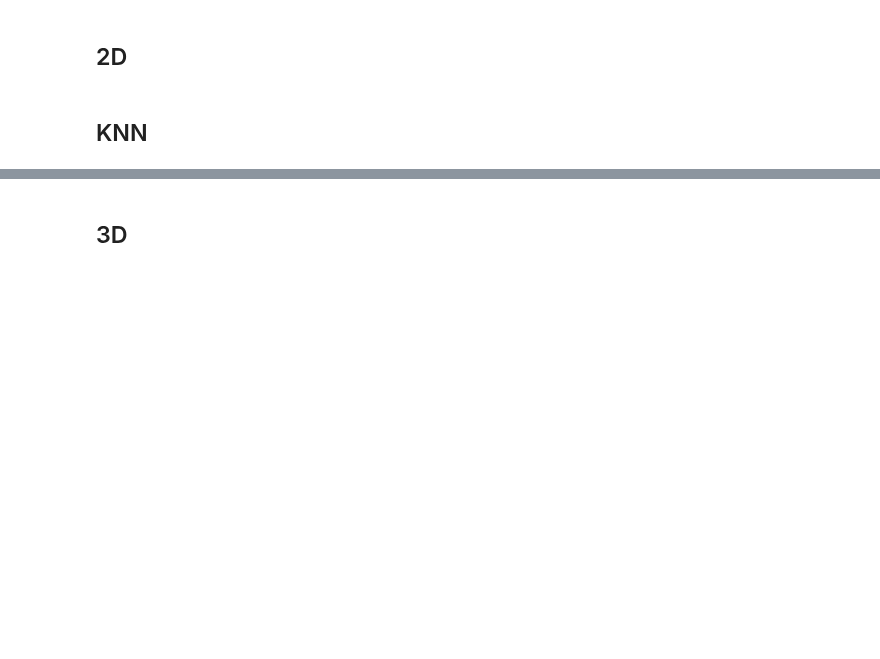
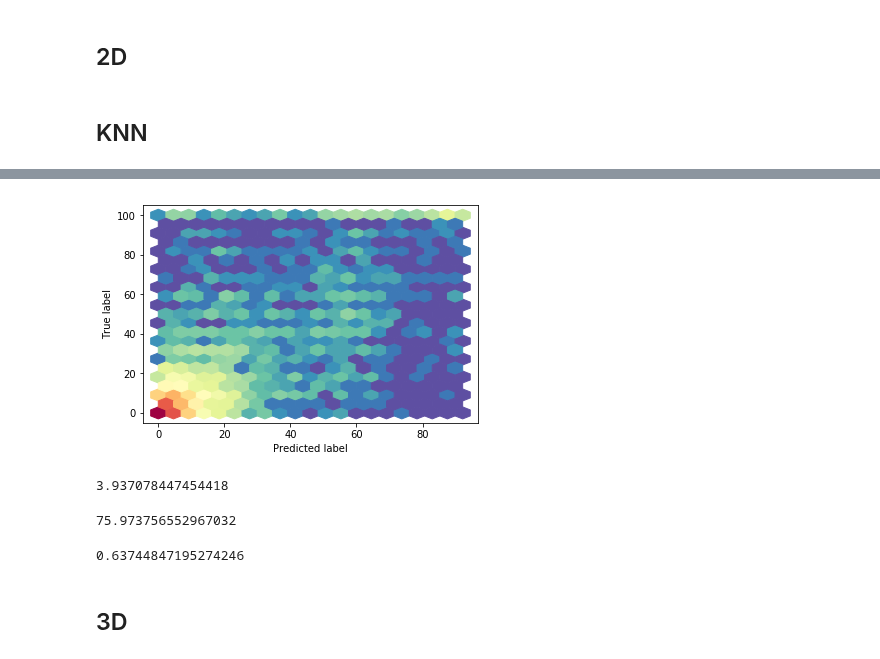
Before and after one commit to janickrohrbach/arthritis-net, a Jupyter notebook: embeddings_regression.ipynb, the cells around one changed output, grey strips where cells are left out. Drawn from its saved outputs; the diff is of its cells as text; code cells hidden in the pictures; blank space fills up the shorter version.

```diff
--- a/embeddings_regression.ipynb
+++ b/embeddings_regression.ipynb
@@ -136,0 +190,8 @@ The optimal number of neighbors is 9
+# %%
+plt.xlabel('Predicted label')
+plt.ylabel('True label')
+plt.hexbin(x=pred, y=y, gridsize=20, bins='log', cmap=plt.cm.Spectral_r)
+
+plt.show()
+# %% [output]
+[figure, added]
@@ -137,3 +200,15 @@ The optimal number of neighbors is 9
+# %%
+mean_absolute_error(y_true=y, y_pred=pred)
+# %% [output]
+3.937078447454418
+# %%
+mean_squared_error(y_true=y, y_pred=pred)
+# %% [output]
+75.973756552967032
+# %%
+r2_score(y_true=y, y_pred=pred)
+# %% [output]
+0.63744847195274246
 # %% [markdown]
 ## 3D
 # %%
```
Also changed, not shown: parts of 8 cells of this notebook, 2 other files.
